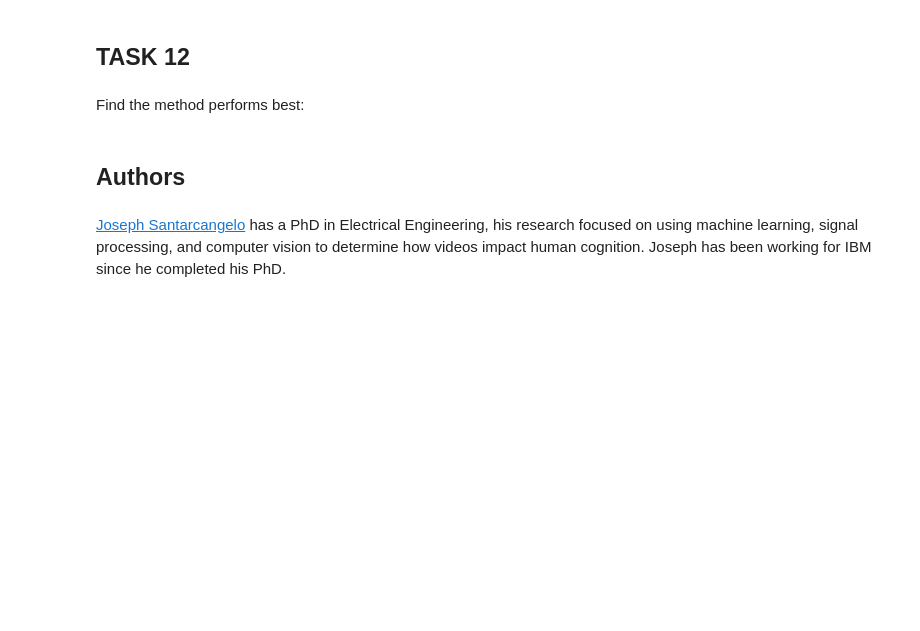
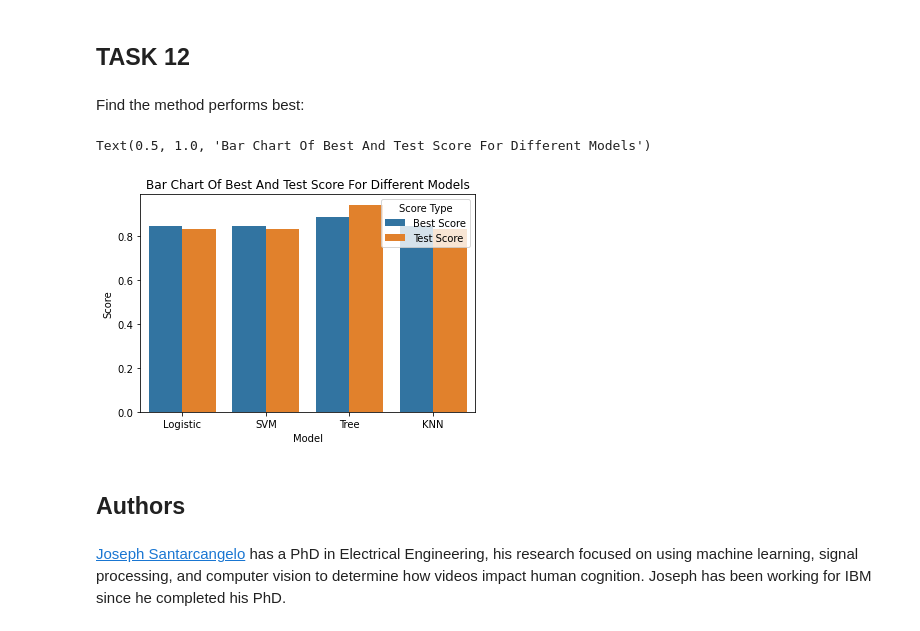
Before and after one commit to mistoftheshadow2/Data-Scientist-Final-Project, a Jupyter notebook: Machine Learning Prediction.ipynb, the cells around one changed output. Saved outputs shown, nothing was run; the diff lists cells and outputs as text; code cells hidden in the pictures; blank space fills up the shorter version.

```diff
--- a/Machine Learning Prediction.ipynb
+++ b/Machine Learning Prediction.ipynb
@@ -338,3 +336,20 @@ tree
+# %%
+df = pd.DataFrame([
+    ['Logistic', 'Best Score' , logreg_cv.best_score_],
+    ['Logistic', 'Test Score' , logreg_cv.score(X_test,Y_test)],
+    ['SVM', 'Best Score' ,svm_cv.best_score_],
+    ['SVM', 'Test Score' ,svm_cv.score(X_test,Y_test)],
+    [ 'Tree','Best Score',tree_cv.best_score_],
+    [ 'Tree','Test Score',tree_cv.score(X_test,Y_test)],
+    ['KNN','Best Score' ,knn_cv.best_score_],
+    ['KNN','Test Score' ,knn_cv.score(X_test,Y_test)]
+], columns=['Model' , 'Score Type' , 'Score'])
+
+ax = sns.barplot(x='Model', y='Score', hue='Score Type', data=df)
+ax.set_title('Bar Chart Of Best And Test Score For Different Models')
+# %% [output]
+Text(0.5, 1.0, 'Bar Chart Of Best And Test Score For Different Models')
+[figure, added]
 # %% [markdown]
 ## Authors
 # %% [markdown]
```
Also changed, not shown: parts of 6 cells of this notebook.
